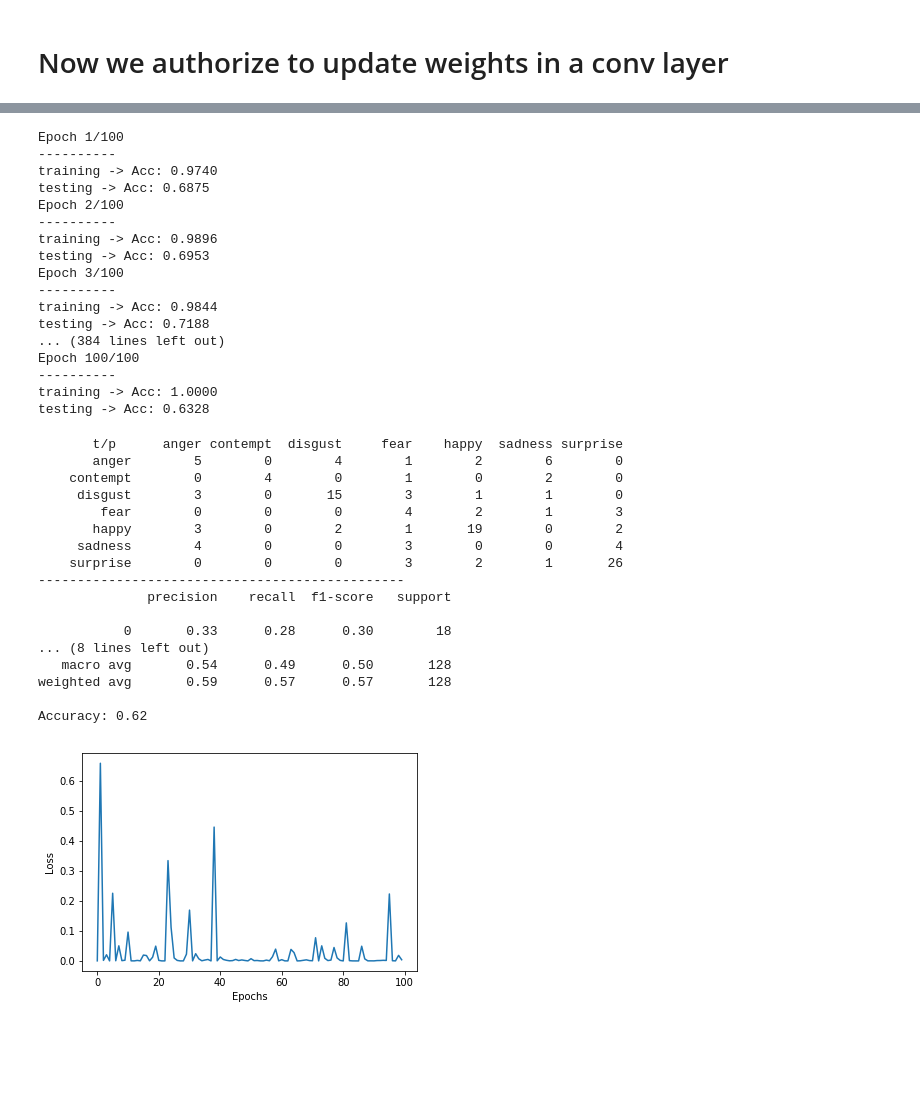
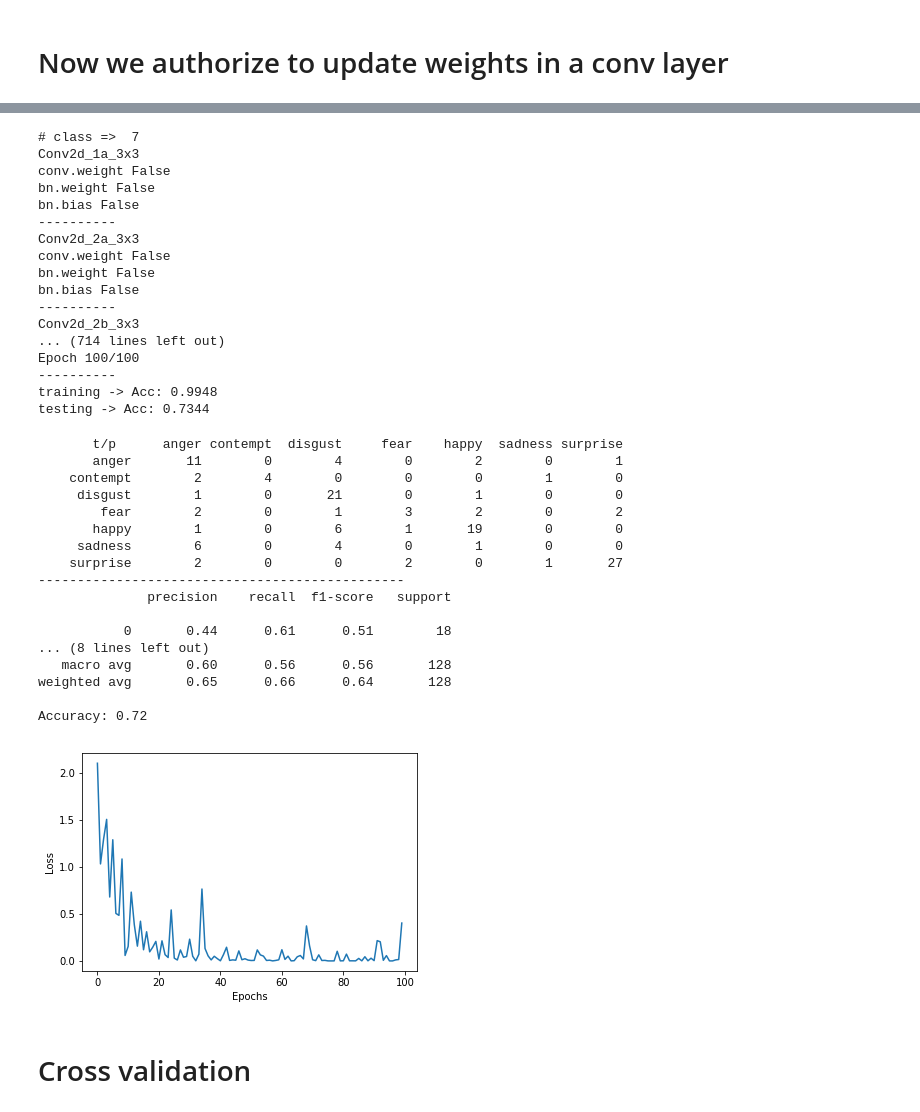
Before and after one commit to DelamarreAlban/ML-Project_SL-AD_EmotionClassification, a Jupyter notebook: ML-Project_SL-AD_TransferLearning_InceptionV3.ipynb, the cells around one changed output, grey strips where cells are left out. Saved outputs shown, nothing was run; the diff lists cells and outputs as text; code cells hidden in the pictures; blank space fills up the shorter version.

```diff
--- a/ML-Project_SL-AD_TransferLearning_InceptionV3.ipynb
+++ b/ML-Project_SL-AD_TransferLearning_InceptionV3.ipynb
@@ -442,8 +554,12 @@ bias True
 # %%
 epochs=100
-#IF GPU
-model_conv2.cuda()
 
+model_conv2 = get_inceptionV3("Conv2d_4a_3x3",True)
+
+if GPU == True:
+    model_conv2.cuda()
+
+#Different types of optimizer can be tested for the training
 criterion = torch.nn.CrossEntropyLoss()
 #optimizer = torch.optim.Adam(model_conv2.parameters())
 #optimizer = torch.optim.Adam(model_conv2.parameters(), 1.0, (0.9, 0.999), 1.0, 5e-05)
@@ -454,52 +570,54 @@ optimizer = torch.optim.Adadelta(model_conv2.parameters(), 1.0, 0.9, 1e-06, 5e-0
 
 
 classifier_emo2,loss_history_emo2 = trainClassifier(model_conv2,train_loader_emo_3D,test_loader_emo_3D,criterion,optimizer,epochs,True)
-
-acc_emo2 = get_accuracy_batch(classifier_emo,test_loader_emo_3D)
-confmat_emo2, stats_emo2 = get_stats_batch(classifier_emo,test_loader_emo_3D)
 # %% [output]
-Epoch 1/100
+# class =>  7
+Conv2d_1a_3x3
+conv.weight False
+bn.weight False
+bn.bias False
 ----------
-training -> Acc: 0.9740
-testing -> Acc: 0.6875
-Epoch 2/100
+Conv2d_2a_3x3
+conv.weight False
+bn.weight False
+bn.bias False
 ----------
-training -> Acc: 0.9896
-testing -> Acc: 0.6953
-Epoch 3/100
-----------
-training -> Acc: 0.9844
-testing -> Acc: 0.7188
-... (384 lines left out)
+Conv2d_2b_3x3
+... (714 lines left out)
 Epoch 100/100
 ----------
-training -> Acc: 1.0000
-testing -> Acc: 0.6328
+training -> Acc: 0.9948
+testing -> Acc: 0.7344
 # %%
+acc_emo2 = get_accuracy_batch(classifier_emo2,test_loader_emo_3D)
+confmat_emo2, stats_emo2 = get_stats_batch(classifier_emo2,test_loader_emo_3D)
+
 print_cm(confmat_emo2,emotions)
 print("-----------------------------------------------")
 print(stats_emo2)
 print("Accuracy: %0.2f" % (acc_emo2))
 plt.plot(np.array(range(len(loss_history_emo2))), loss_history_emo2)
 plt.xlabel('Epochs')
 plt.ylabel('Loss')
 plt.show()
 # %% [output]
        t/p      anger contempt  disgust     fear    happy  sadness surprise
-       anger        5        0        4        1        2        6        0
-    contempt        0        4        0        1        0        2        0
-     disgust        3        0       15        3        1        1        0
-        fear        0        0        0        4        2        1        3
-       happy        3        0        2        1       19        0        2
-     sadness        4        0        0        3        0        0        4
-    surprise        0        0        0        3        2        1       26
+       anger       11        0        4        0        2        0        1
+    contempt        2        4        0        0        0        1        0
+     disgust        1        0       21        0        1        0        0
+        fear        2        0        1        3        2        0        2
+       happy        1        0        6        1       19        0        0
+     sadness        6        0        4        0        1        0        0
+    surprise        2        0        0        2        0        1       27
 -----------------------------------------------
               precision    recall  f1-score   support
 
-           0       0.33      0.28      0.30        18
+           0       0.44      0.61      0.51        18
 ... (8 lines left out)
-   macro avg       0.54      0.49      0.50       128
-weighted avg       0.59      0.57      0.57       128
+   macro avg       0.60      0.56      0.56       128
+weighted avg       0.65      0.66      0.64       128
 
-Accuracy: 0.62
+Accuracy: 0.72
-[figure, old version]
+[figure, new version]
+# %% [markdown]
+# Cross validation
```
Also changed, not shown: parts of 12 cells of this notebook, 9 other files.
